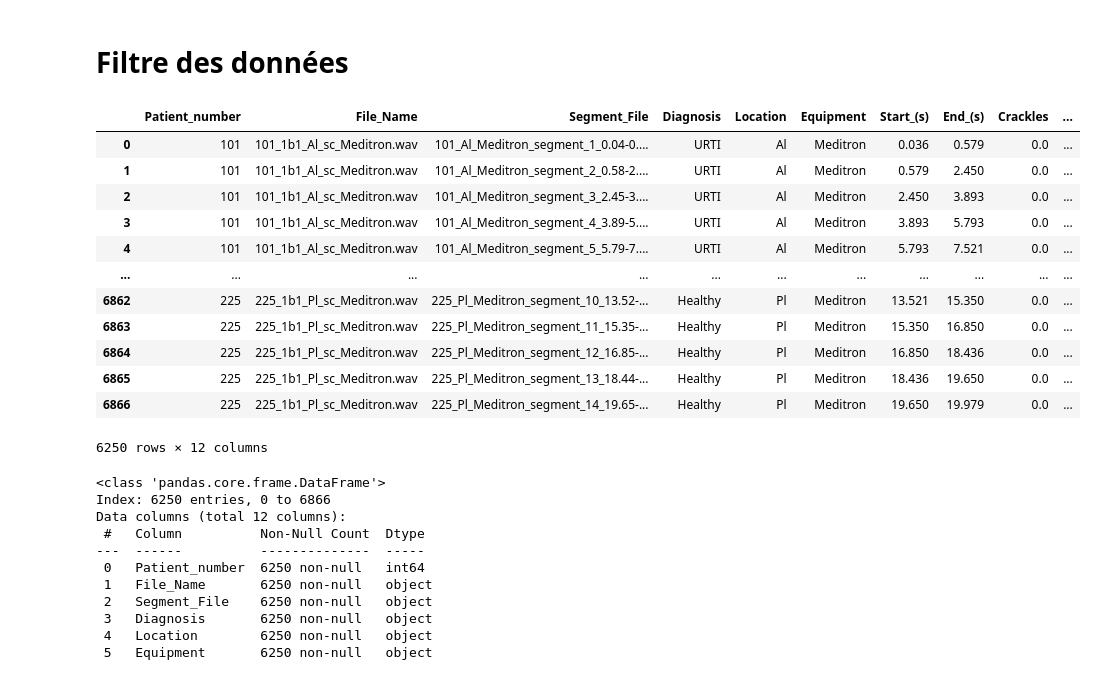
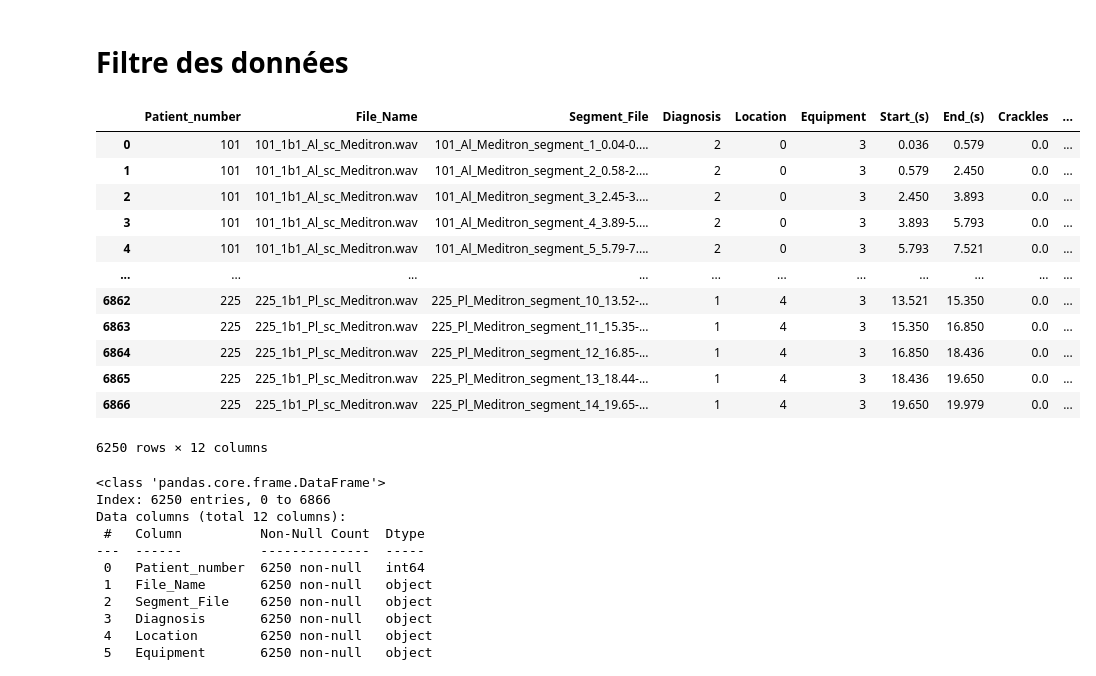
Before and after one commit to Hunkein/Exam-Son-Corentin-Kenny-Augustin-Theo, a Jupyter notebook: theo.ipynb, the cells around one changed output. Cells and saved outputs as stored; diff of their text form; code cells hidden in the pictures.

```diff
--- a/theo.ipynb
+++ b/theo.ipynb
@@ -128,34 +130,42 @@ data.to_csv('data/data_generated/data_generated.csv', index=False)
 # %%
 # Filtre des données
 df = pd.read_csv('data/data_generated/data_generated.csv')
 
 # Drop les valeurs nulles
 df = df.dropna()
 
-# Target que l'on cible
+# Target que l'on cible, on enlève les autres car trop peu fréquent
 df = df[df['Diagnosis'].isin(['COPD', 'Healthy', 'URTI'])]
 
 # Conversion des colonnes en numeric
 df['Start_(s)'] = pd.to_numeric(df['Start_(s)'])
 df['End_(s)'] = pd.to_numeric(df['End_(s)'])
 df['Crackles'] = pd.to_numeric(df['Crackles'])
 df['Wheezes'] = pd.to_numeric(df['Wheezes'])
 df['Age'] = pd.to_numeric(df['Age'])
 
+
+# Label encoder
+labelencoder = LabelEncoder()
+df['Diagnosis'] = labelencoder.fit_transform(df['Diagnosis'])
+df['Location'] = labelencoder.fit_transform(df['Location'])
+df['Equipment'] = labelencoder.fit_transform(df['Equipment'])
+df['Sex'] = labelencoder.fit_transform(df['Sex'])
+
 df
 # %% [output]
 |  | Patient_number | File_Name | Segment_File | Diagnosis | Location | Equipment | Start_(s) | End_(s) | Crackles | ... |
-| 0 | 101 | 101_1b1_Al_sc_Meditron.wav | 101_Al_Meditron_segment_1_0.04-0.... | URTI | Al | Meditron | 0.036 | 0.579 | 0.0 | ... |
-| 1 | 101 | 101_1b1_Al_sc_Meditron.wav | 101_Al_Meditron_segment_2_0.58-2.... | URTI | Al | Meditron | 0.579 | 2.450 | 0.0 | ... |
-| 2 | 101 | 101_1b1_Al_sc_Meditron.wav | 101_Al_Meditron_segment_3_2.45-3.... | URTI | Al | Meditron | 2.450 | 3.893 | 0.0 | ... |
-| 3 | 101 | 101_1b1_Al_sc_Meditron.wav | 101_Al_Meditron_segment_4_3.89-5.... | URTI | Al | Meditron | 3.893 | 5.793 | 0.0 | ... |
-| 4 | 101 | 101_1b1_Al_sc_Meditron.wav | 101_Al_Meditron_segment_5_5.79-7.... | URTI | Al | Meditron | 5.793 | 7.521 | 0.0 | ... |
+| 0 | 101 | 101_1b1_Al_sc_Meditron.wav | 101_Al_Meditron_segment_1_0.04-0.... | 2 | 0 | 3 | 0.036 | 0.579 | 0.0 | ... |
+| 1 | 101 | 101_1b1_Al_sc_Meditron.wav | 101_Al_Meditron_segment_2_0.58-2.... | 2 | 0 | 3 | 0.579 | 2.450 | 0.0 | ... |
+| 2 | 101 | 101_1b1_Al_sc_Meditron.wav | 101_Al_Meditron_segment_3_2.45-3.... | 2 | 0 | 3 | 2.450 | 3.893 | 0.0 | ... |
+| 3 | 101 | 101_1b1_Al_sc_Meditron.wav | 101_Al_Meditron_segment_4_3.89-5.... | 2 | 0 | 3 | 3.893 | 5.793 | 0.0 | ... |
+| 4 | 101 | 101_1b1_Al_sc_Meditron.wav | 101_Al_Meditron_segment_5_5.79-7.... | 2 | 0 | 3 | 5.793 | 7.521 | 0.0 | ... |
 | ... | ... | ... | ... | ... | ... | ... | ... | ... | ... | ... |
-| 6862 | 225 | 225_1b1_Pl_sc_Meditron.wav | 225_Pl_Meditron_segment_10_13.52-... | Healthy | Pl | Meditron | 13.521 | 15.350 | 0.0 | ... |
-| 6863 | 225 | 225_1b1_Pl_sc_Meditron.wav | 225_Pl_Meditron_segment_11_15.35-... | Healthy | Pl | Meditron | 15.350 | 16.850 | 0.0 | ... |
-| 6864 | 225 | 225_1b1_Pl_sc_Meditron.wav | 225_Pl_Meditron_segment_12_16.85-... | Healthy | Pl | Meditron | 16.850 | 18.436 | 0.0 | ... |
-| 6865 | 225 | 225_1b1_Pl_sc_Meditron.wav | 225_Pl_Meditron_segment_13_18.44-... | Healthy | Pl | Meditron | 18.436 | 19.650 | 0.0 | ... |
-| 6866 | 225 | 225_1b1_Pl_sc_Meditron.wav | 225_Pl_Meditron_segment_14_19.65-... | Healthy | Pl | Meditron | 19.650 | 19.979 | 0.0 | ... |
+| 6862 | 225 | 225_1b1_Pl_sc_Meditron.wav | 225_Pl_Meditron_segment_10_13.52-... | 1 | 4 | 3 | 13.521 | 15.350 | 0.0 | ... |
+| 6863 | 225 | 225_1b1_Pl_sc_Meditron.wav | 225_Pl_Meditron_segment_11_15.35-... | 1 | 4 | 3 | 15.350 | 16.850 | 0.0 | ... |
+| 6864 | 225 | 225_1b1_Pl_sc_Meditron.wav | 225_Pl_Meditron_segment_12_16.85-... | 1 | 4 | 3 | 16.850 | 18.436 | 0.0 | ... |
+| 6865 | 225 | 225_1b1_Pl_sc_Meditron.wav | 225_Pl_Meditron_segment_13_18.44-... | 1 | 4 | 3 | 18.436 | 19.650 | 0.0 | ... |
+| 6866 | 225 | 225_1b1_Pl_sc_Meditron.wav | 225_Pl_Meditron_segment_14_19.65-... | 1 | 4 | 3 | 19.650 | 19.979 | 0.0 | ... |
 6250 rows × 12 columns
 # %%
 df.info()
```
Also changed, not shown: parts of 9 cells of this notebook.
